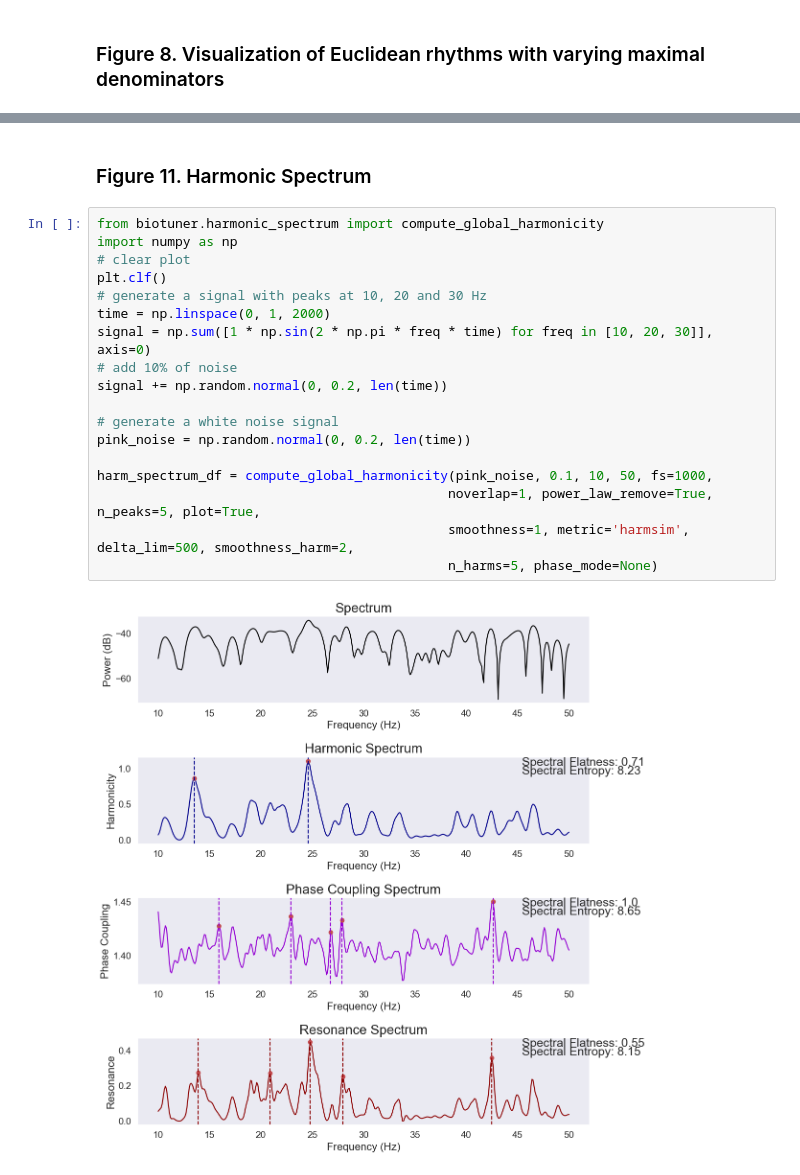
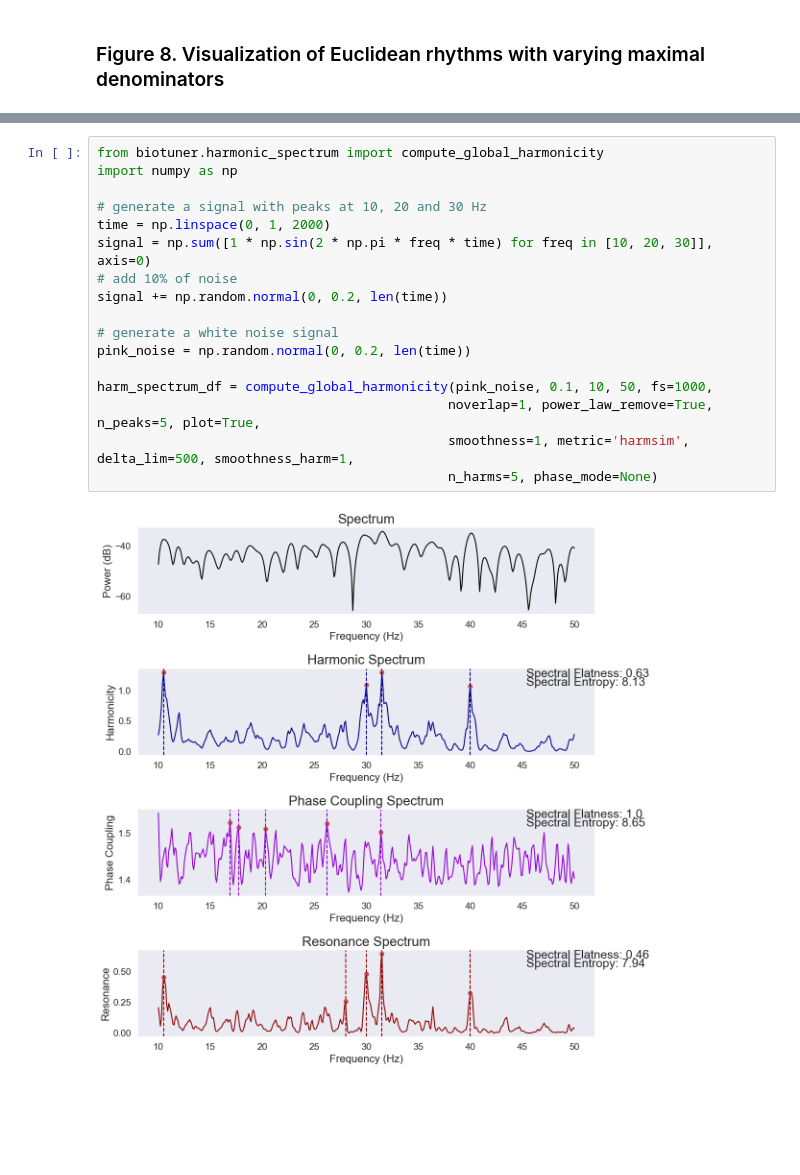
Before and after one commit to AntoineBellemare/biotuner, a Jupyter notebook: docs/examples/toolbox_paper_notebook/toolbox_paper_notebook.ipynb, the cells around one changed output, grey strips where cells are left out. Cells and saved outputs as stored; diff of their text form; blank space fills up the shorter version.

```diff
--- a/docs/examples/toolbox_paper_notebook/toolbox_paper_notebook.ipynb
+++ b/docs/examples/toolbox_paper_notebook/toolbox_paper_notebook.ipynb
@@ -962,22 +523,19 @@ plt.show()
-# %% [markdown]
-### Figure 11. Harmonic Spectrum
 # %%
 from biotuner.harmonic_spectrum import compute_global_harmonicity
 import numpy as np
-# clear plot
-plt.clf()
+
 # generate a signal with peaks at 10, 20 and 30 Hz
 time = np.linspace(0, 1, 2000)
 signal = np.sum([1 * np.sin(2 * np.pi * freq * time) for freq in [10, 20, 30]], axis=0)
 # add 10% of noise
 signal += np.random.normal(0, 0.2, len(time))
 
 # generate a white noise signal
 pink_noise = np.random.normal(0, 0.2, len(time))
 
 harm_spectrum_df = compute_global_harmonicity(pink_noise, 0.1, 10, 50, fs=1000,
                                              noverlap=1, power_law_remove=True, n_peaks=5, plot=True,
-                                             smoothness=1, metric='harmsim', delta_lim=500, smoothness_harm=2,
+                                             smoothness=1, metric='harmsim', delta_lim=500, smoothness_harm=1,
                                              n_harms=5, phase_mode=None)
 # %% [output]
-[figure, old version]
+[figure, new version]
```
Also changed, not shown: parts of 23 cells of this notebook, 1 other file.
